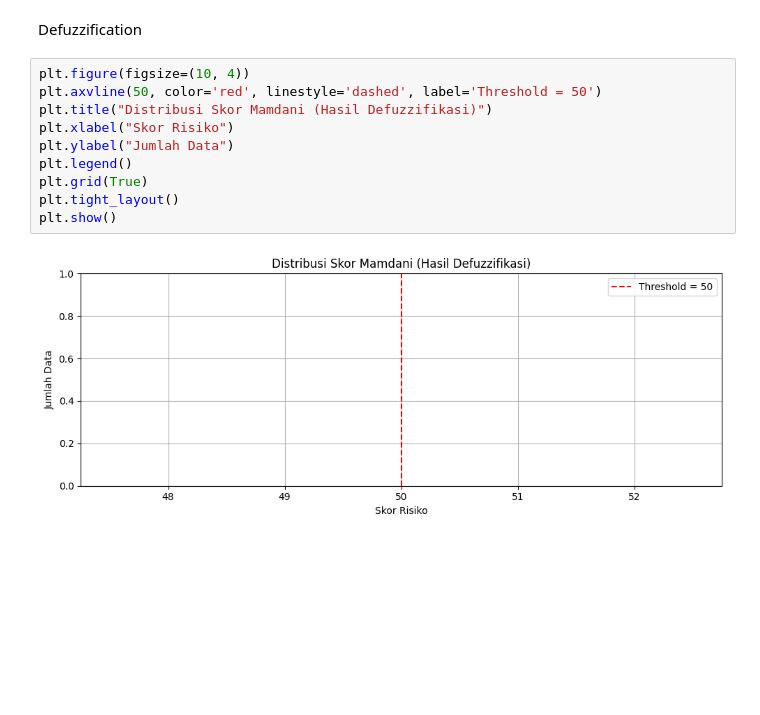
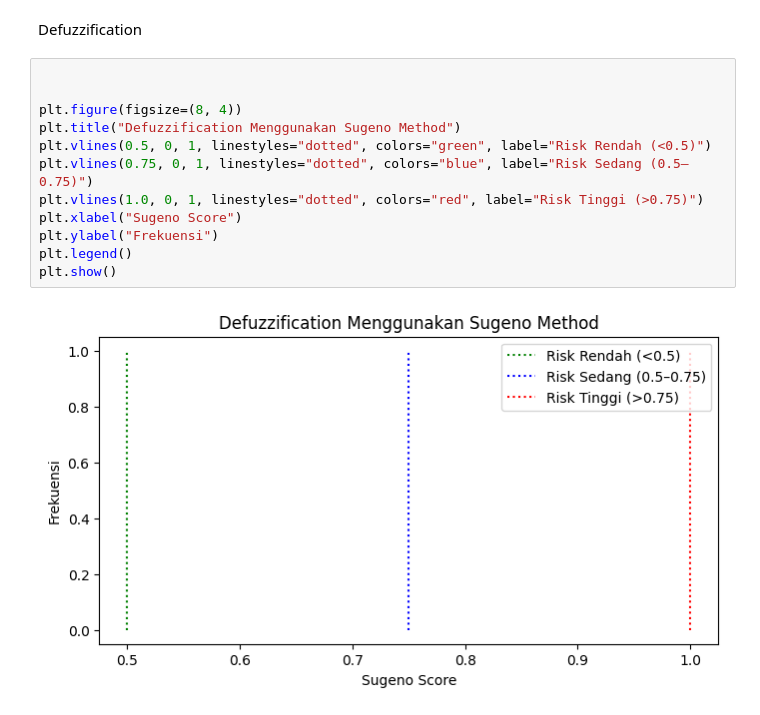
Before and after one commit to fazarirazkaa/Fuzzification, a Jupyter notebook: TubesFuzzy/Tubes/fuzzification.ipynb, the cells around one changed output. Cells and saved outputs as stored; diff of their text form; blank space fills up the shorter version.

Commit message:
chore: updating defuzzification

```diff
--- a/TubesFuzzy/Tubes/fuzzification.ipynb
+++ b/TubesFuzzy/Tubes/fuzzification.ipynb
@@ -209,14 +209,16 @@ plt.show()
 # %% [markdown]
 Defuzzification
 # %%
-plt.figure(figsize=(10, 4))
-plt.axvline(50, color='red', linestyle='dashed', label='Threshold = 50')
-plt.title("Distribusi Skor Mamdani (Hasil Defuzzifikasi)")
-plt.xlabel("Skor Risiko")
-plt.ylabel("Jumlah Data")
+
+
+plt.figure(figsize=(8, 4))
+plt.title("Defuzzification Menggunakan Sugeno Method")
+plt.vlines(0.5, 0, 1, linestyles="dotted", colors="green", label="Risk Rendah (<0.5)")
+plt.vlines(0.75, 0, 1, linestyles="dotted", colors="blue", label="Risk Sedang (0.5–0.75)")
+plt.vlines(1.0, 0, 1, linestyles="dotted", colors="red", label="Risk Tinggi (>0.75)")
+plt.xlabel("Sugeno Score")
+plt.ylabel("Frekuensi")
 plt.legend()
-plt.grid(True)
-plt.tight_layout()
 plt.show()
 # %% [output]
-[figure, old version]
+[figure, new version]
```
